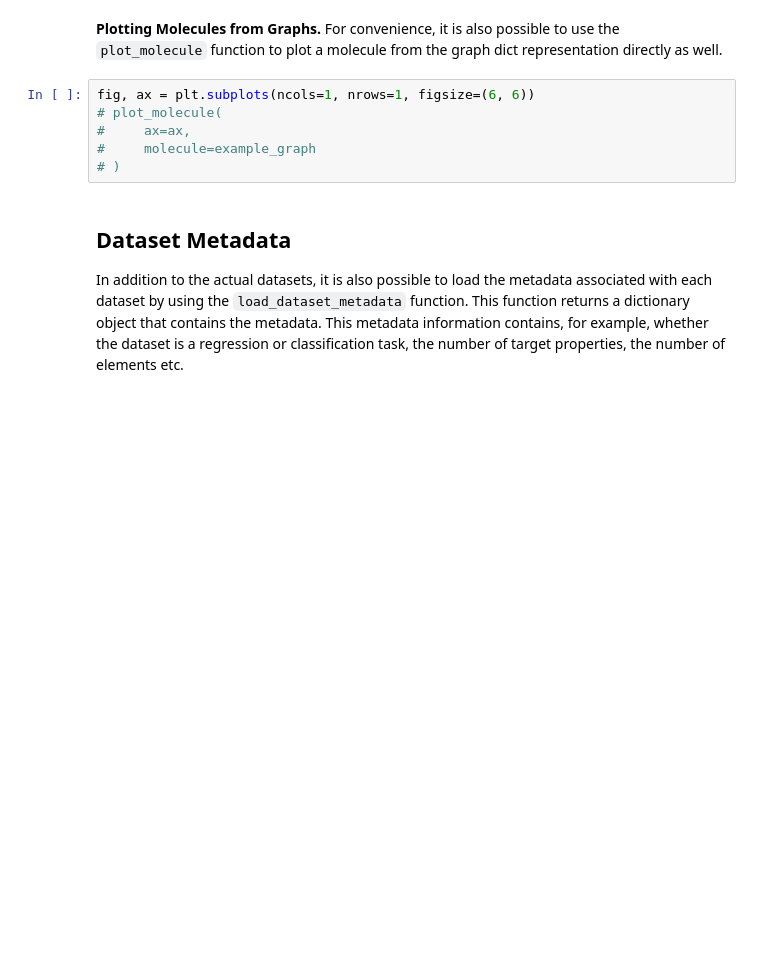
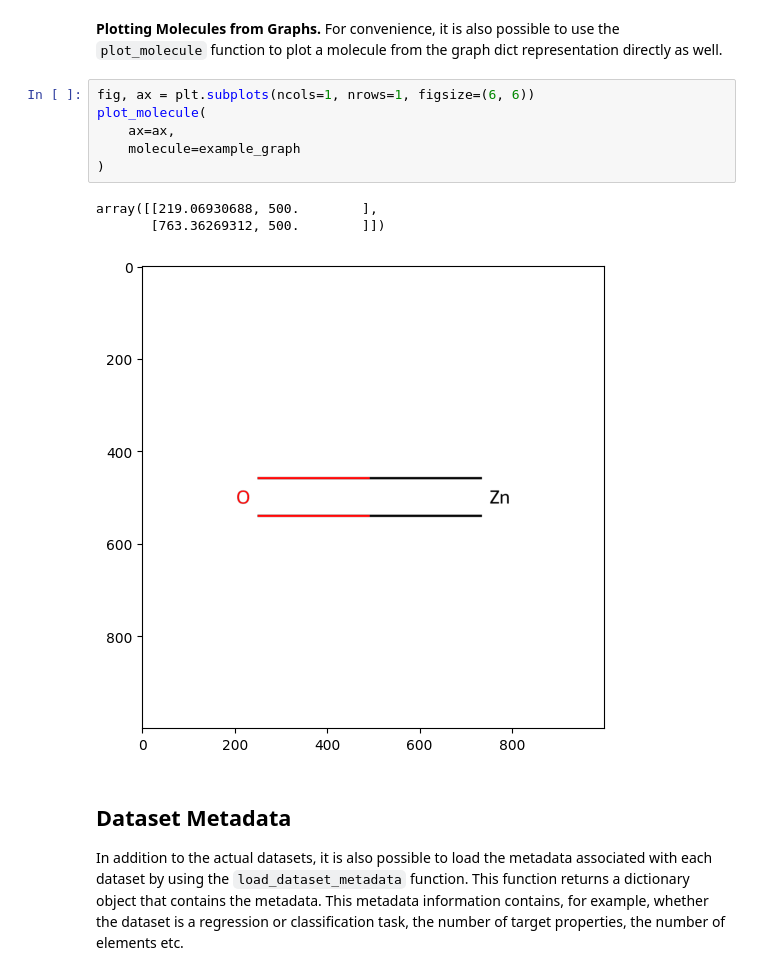
Before and after one commit to the16thpythonist/chem_mat_data, a Jupyter notebook: chem_mat_data/examples/00_quickstart.ipynb, the cells around one changed output. Cells and saved outputs as stored; diff of their text form; blank space fills up the shorter version.

```diff
--- a/chem_mat_data/examples/00_quickstart.ipynb
+++ b/chem_mat_data/examples/00_quickstart.ipynb
@@ -91,10 +94,14 @@ pprint(example_graph)
 **Plotting Molecules from Graphs.** For convenience, it is also possible to use the ``plot_molecule`` function to plot a molecule from the graph dict representation directly as well.
 # %%
 fig, ax = plt.subplots(ncols=1, nrows=1, figsize=(6, 6))
-# plot_molecule(
-#     ax=ax,
-#     molecule=example_graph
-# )
+plot_molecule(
+    ax=ax,
+    molecule=example_graph
+)
+# %% [output]
+array([[219.06930688, 500.        ],
+       [763.36269312, 500.        ]])
+[figure, added]
 # %% [markdown]
 ## Dataset Metadata
 
```
Also changed, not shown: parts of 2 cells of this notebook, 28 other files.
